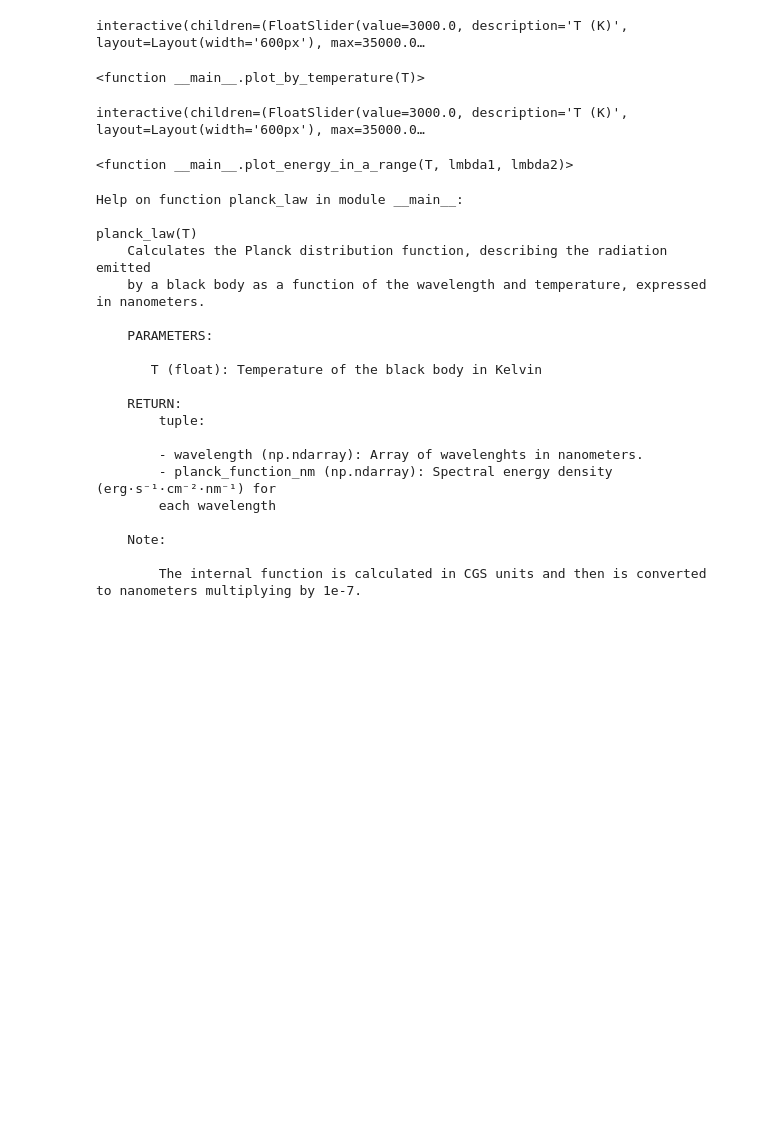
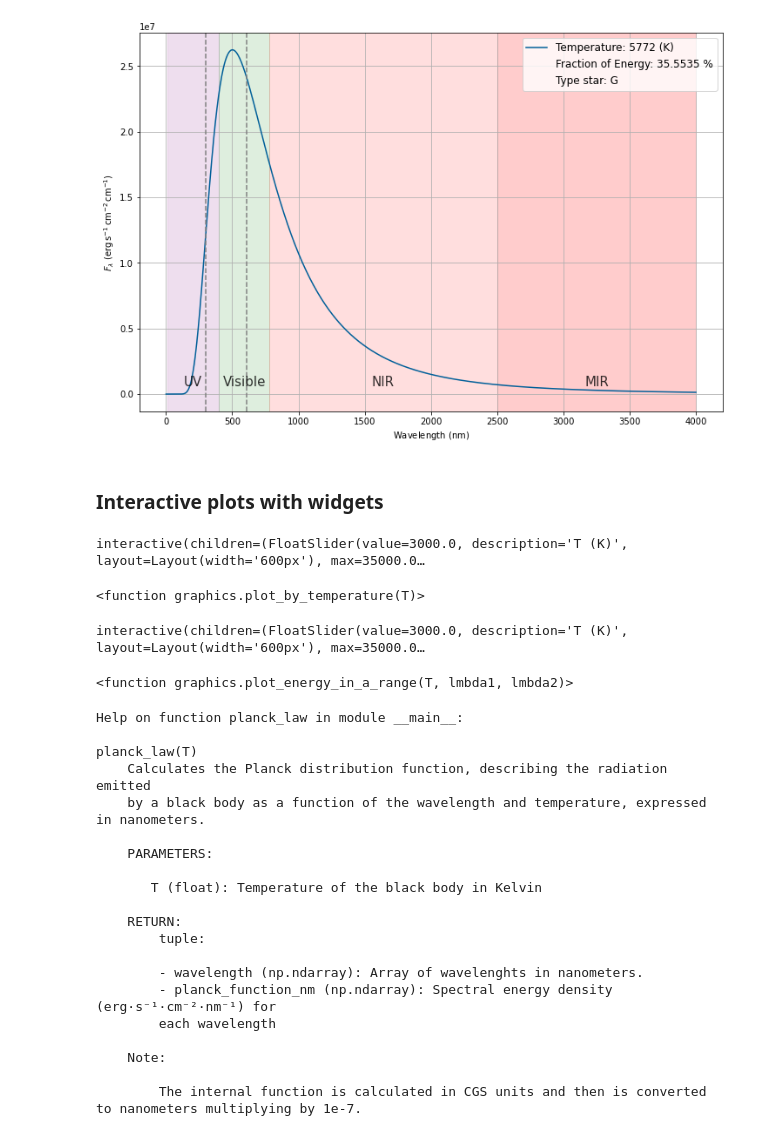
Before and after one commit to utusaez/Black-Body-Radiation, a Jupyter notebook: BlackBody.ipynb, the cells around one changed output. Cells and saved outputs as stored; diff of their text form; code cells hidden in the pictures; blank space fills up the shorter version.

```diff
--- a/BlackBody.ipynb
+++ b/BlackBody.ipynb
@@ -280,15 +24,21 @@ def plot_energy_in_a_range(T, lmbda1, lmbda2):
+# %%
+grph.plot_energy_in_a_range(5772, 300, 610)
+# %% [output]
+[figure, added]
+# %% [markdown]
+### Interactive plots with widgets
 # %%
-widgets.interact(plot_by_temperature, T = widgets.FloatSlider(value=3000, min=500, max= 35000, step=1, description = "T (K)", layout={'width': '600px'}))
+widgets.interact(grph.plot_by_temperature, T = widgets.FloatSlider(value=3000, min=500, max= 35000, step=1, description = "T (K)", layout={'width': '600px'}))
 # %% [output]
 interactive(children=(FloatSlider(value=3000.0, description='T (K)', layout=Layout(width='600px'), max=35000.0…
-<function __main__.plot_by_temperature(T)>
+<function graphics.plot_by_temperature(T)>
 # %%
-widgets.interact(plot_energy_in_a_range, T = widgets.FloatSlider(value=3000, min=500, max= 35000, step=1, description = "T (K)", layout={'width': '600px'}),
+widgets.interact(grph.plot_energy_in_a_range, T = widgets.FloatSlider(value=3000, min=500, max= 35000, step=1, description = "T (K)", layout={'width': '600px'}),
          lmbda1 = widgets.FloatText(value=400, description='λ₁ (nm)'),
          lmbda2 = widgets.FloatText(value=700, description='λ₂ (nm)'))
 # %% [output]
 interactive(children=(FloatSlider(value=3000.0, description='T (K)', layout=Layout(width='600px'), max=35000.0…
-<function __main__.plot_energy_in_a_range(T, lmbda1, lmbda2)>
+<function graphics.plot_energy_in_a_range(T, lmbda1, lmbda2)>
 # %%
 help(planck_law)
 # %% [output]
```
Also changed, not shown: parts of 9 cells of this notebook, 1 other file.
